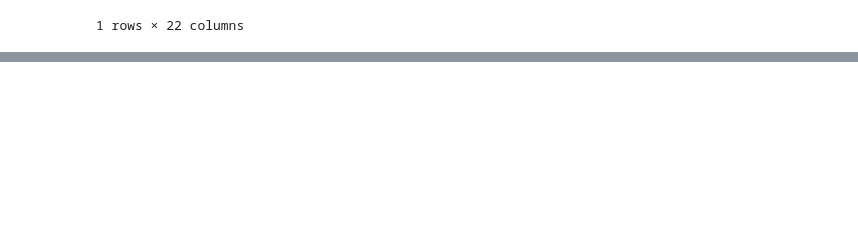
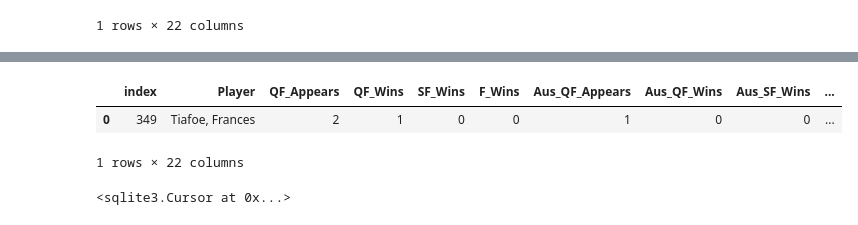
Before and after one commit to gadamico/Sports-Data, a Jupyter notebook: mens_singles_tennis/notebooks/scratch-tennis-db-updating2.ipynb, the cells around one changed output, grey strips where cells are left out. Drawn from its saved outputs; the diff is of its cells as text; code cells hidden in the pictures; blank space fills up the shorter version.

```diff
--- a/mens_singles_tennis/notebooks/scratch-tennis-db-updating2.ipynb
+++ b/mens_singles_tennis/notebooks/scratch-tennis-db-updating2.ipynb
@@ -359,0 +503,24 @@ pd.read_sql(
+# %%
+pd.read_sql(
+    """
+    SELECT *
+    FROM mens_tennis
+    WHERE Player = 'Tiafoe, Frances'
+    """
+, conn)
+# %% [output]
+|  | index | Player | QF_Appears | QF_Wins | SF_Wins | F_Wins | Aus_QF_Appears | Aus_QF_Wins | Aus_SF_Wins | ... |
+| 0 | 349 | Tiafoe, Frances | 2 | 1 | 0 | 0 | 1 | 0 | 0 | ... |
+1 rows × 22 columns
+# %%
+conn.execute(
+    """
+    UPDATE mens_tennis
+    SET QF_Appears = 3,
+    US_QF_Appears = 2
+
+    WHERE Player = 'Tiafoe, Frances'
+    """
+)
+# %% [output]
+<sqlite3.Cursor at 0x...>
```
Also changed, not shown: parts of 18 cells of this notebook, 1 other file.
